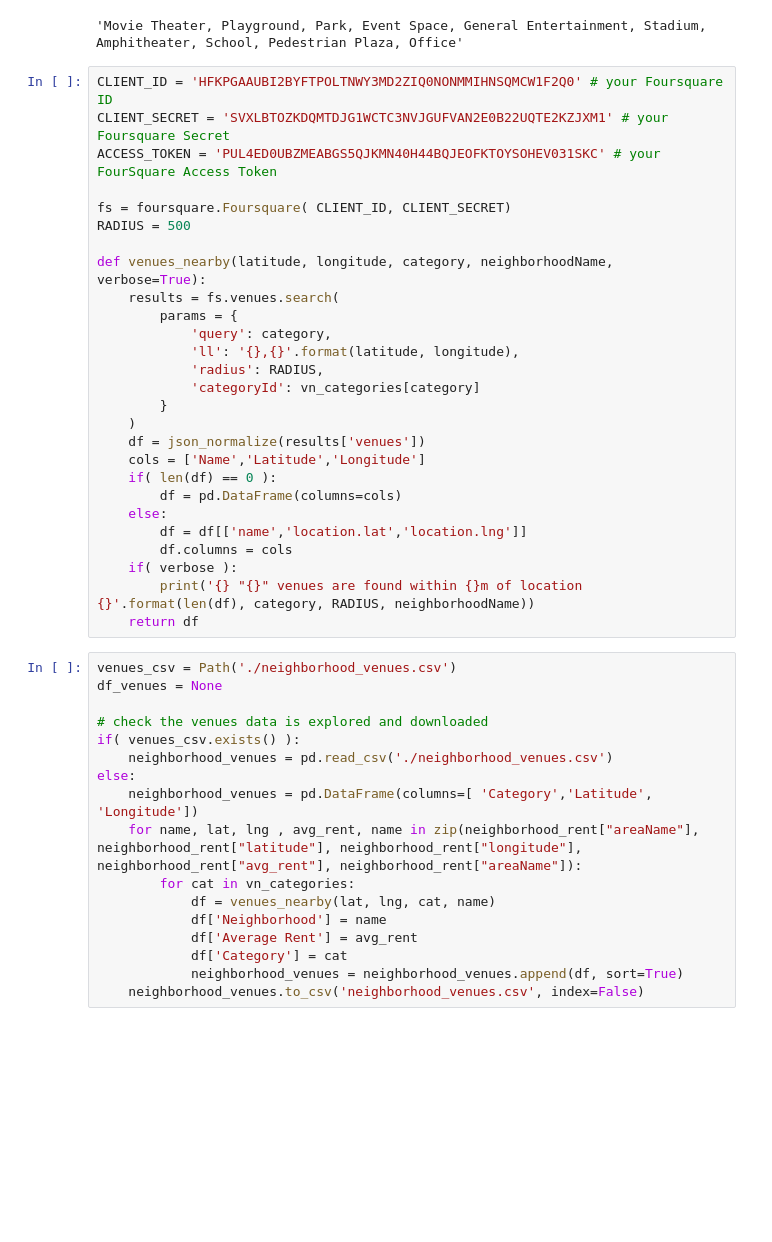
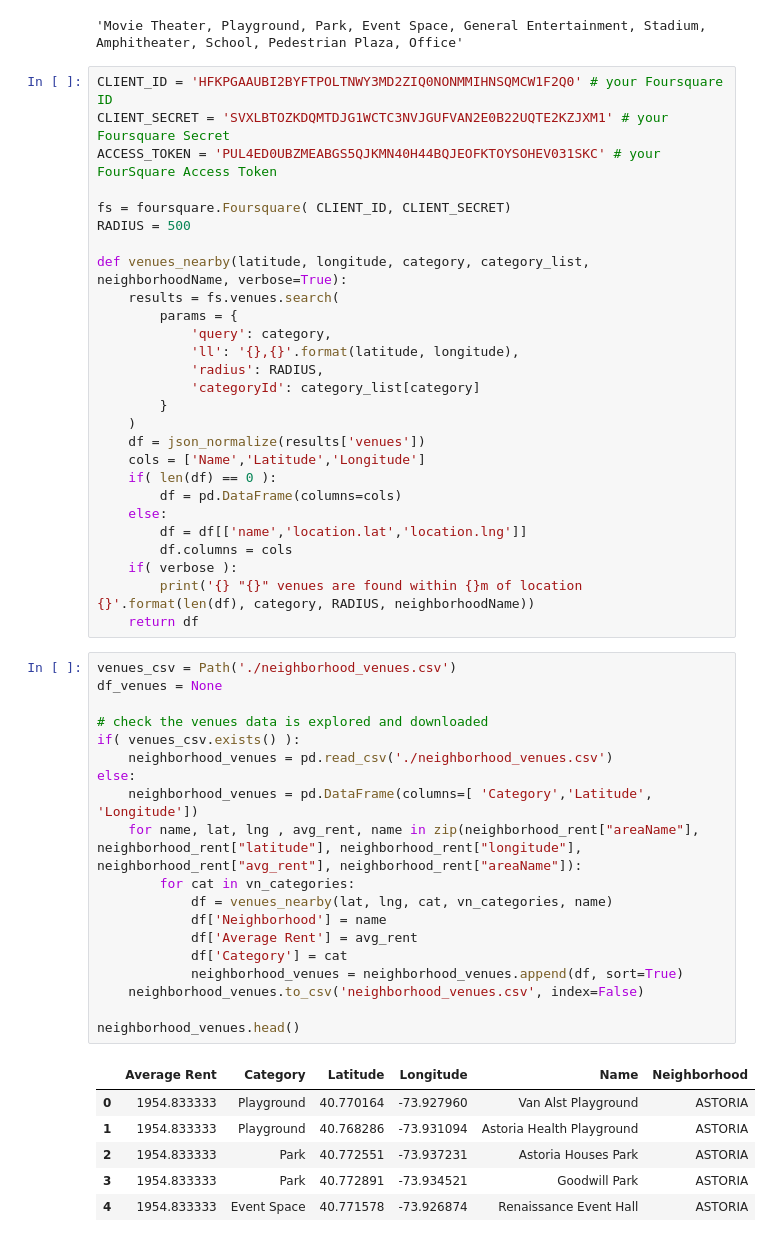
Before and after one commit to catkeeper1/Coursera_Capstone, a Jupyter notebook: capstone_final_assignment1.ipynb, the cells around one changed output. Saved outputs shown, nothing was run; the diff lists cells and outputs as text; blank space fills up the shorter version.

```diff
--- a/capstone_final_assignment1.ipynb
+++ b/capstone_final_assignment1.ipynb
@@ -150,13 +150,13 @@ ACCESS_TOKEN = 'PUL4ED0UBZMEABGS5QJKMN40H44BQJEOFKTOYSOHEV031SKC' # your FourSqu
 fs = foursquare.Foursquare( CLIENT_ID, CLIENT_SECRET)
 RADIUS = 500
 
-def venues_nearby(latitude, longitude, category, neighborhoodName, verbose=True):
+def venues_nearby(latitude, longitude, category, category_list, neighborhoodName, verbose=True):
     results = fs.venues.search(
         params = {
             'query': category,
             'll': '{},{}'.format(latitude, longitude),
             'radius': RADIUS,
-            'categoryId': vn_categories[category]
+            'categoryId': category_list[category]
         }
     )
     df = json_normalize(results['venues'])
@@ -172,17 +172,26 @@ def venues_nearby(latitude, longitude, category, neighborhoodName, verbose=True)
 # %%
 venues_csv = Path('./neighborhood_venues.csv')
 df_venues = None
 
 # check the venues data is explored and downloaded
 if( venues_csv.exists() ):
     neighborhood_venues = pd.read_csv('./neighborhood_venues.csv')
 else:
     neighborhood_venues = pd.DataFrame(columns=[ 'Category','Latitude', 'Longitude'])
     for name, lat, lng , avg_rent, name in zip(neighborhood_rent["areaName"], neighborhood_rent["latitude"], neighborhood_rent["longitude"], neighborhood_rent["avg_rent"], neighborhood_rent["areaName"]):
         for cat in vn_categories:
-            df = venues_nearby(lat, lng, cat, name)
+            df = venues_nearby(lat, lng, cat, vn_categories, name)
             df['Neighborhood'] = name
             df['Average Rent'] = avg_rent
             df['Category'] = cat
             neighborhood_venues = neighborhood_venues.append(df, sort=True)
     neighborhood_venues.to_csv('neighborhood_venues.csv', index=False)
+
+neighborhood_venues.head()
+# %% [output]
+|  | Average Rent | Category | Latitude | Longitude | Name | Neighborhood |
+| 0 | 1954.833333 | Playground | 40.770164 | -73.927960 | Van Alst Playground | ASTORIA |
+| 1 | 1954.833333 | Playground | 40.768286 | -73.931094 | Astoria Health Playground | ASTORIA |
+| 2 | 1954.833333 | Park | 40.772551 | -73.937231 | Astoria Houses Park | ASTORIA |
+| 3 | 1954.833333 | Park | 40.772891 | -73.934521 | Goodwill Park | ASTORIA |
+| 4 | 1954.833333 | Event Space | 40.771578 | -73.926874 | Renaissance Event Hall | ASTORIA |
```
Also changed, not shown: parts of 5 cells of this notebook, 1 other file.
